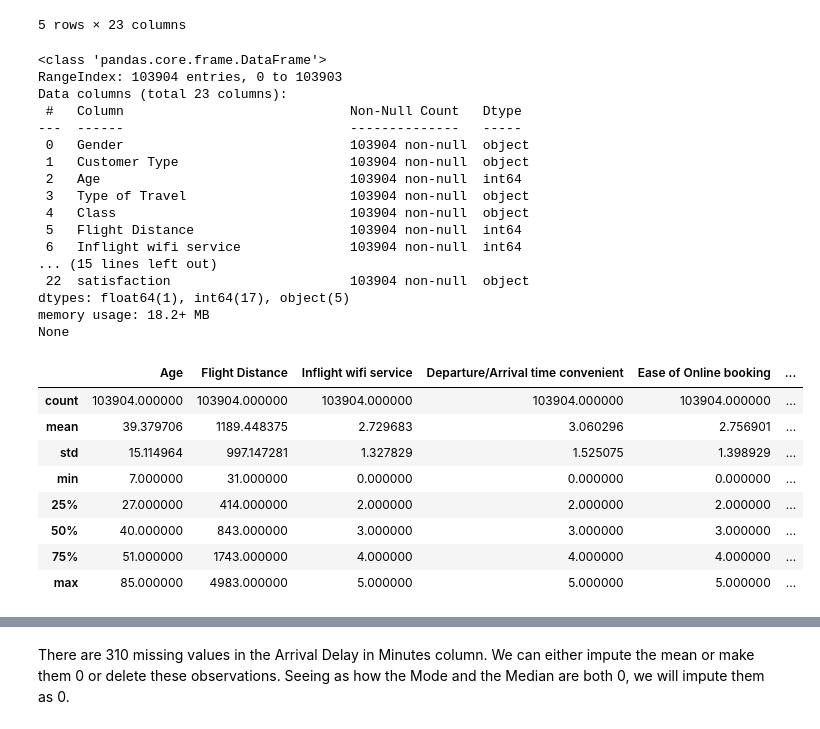
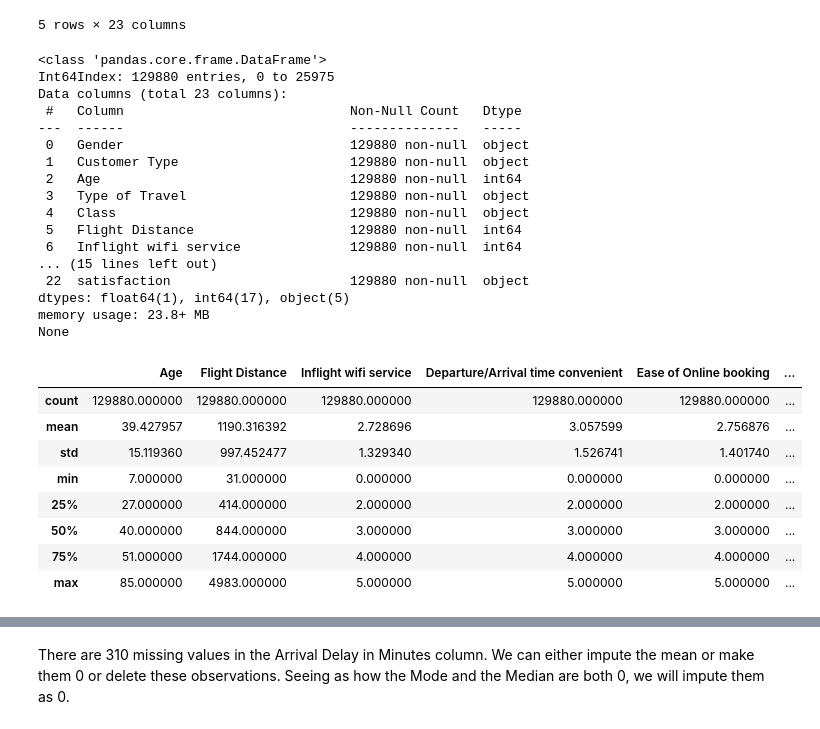
Before and after one commit to KendallScott/Machine-Learning, a Jupyter notebook: Lab 3/Airline_Passenger.ipynb, the cells around one changed output, grey strips where cells are left out. Saved outputs shown, nothing was run; the diff lists cells and outputs as text; code cells hidden in the pictures.

```diff
--- a/Lab 3/Airline_Passenger.ipynb
+++ b/Lab 3/Airline_Passenger.ipynb
@@ -97,35 +102,39 @@ train.head()
 | 3 | Female | Loyal Customer | 25 | Business travel | Business | 562 | 2 | ... |
 | 4 | Male | Loyal Customer | 61 | Business travel | Business | 214 | 3 | ... |
 5 rows × 23 columns
+# %%
+frames = [train,test]
+
+result = pd.concat(frames)
 # %%
-print(train.info())
+print(result.info())
 
-train.describe()
+result.describe()
 # %% [output]
 <class 'pandas.core.frame.DataFrame'>
-RangeIndex: 103904 entries, 0 to 103903
+Int64Index: 129880 entries, 0 to 25975
 Data columns (total 23 columns):
  #   Column                             Non-Null Count   Dtype
 ---  ------                             --------------   -----
- 0   Gender                             103904 non-null  object
- 1   Customer Type                      103904 non-null  object
- 2   Age                                103904 non-null  int64
- 3   Type of Travel                     103904 non-null  object
- 4   Class                              103904 non-null  object
- 5   Flight Distance                    103904 non-null  int64
- 6   Inflight wifi service              103904 non-null  int64
+ 0   Gender                             129880 non-null  object
+ 1   Customer Type                      129880 non-null  object
+ 2   Age                                129880 non-null  int64
+ 3   Type of Travel                     129880 non-null  object
+ 4   Class                              129880 non-null  object
+ 5   Flight Distance                    129880 non-null  int64
+ 6   Inflight wifi service              129880 non-null  int64
 ... (15 lines left out)
- 22  satisfaction                       103904 non-null  object
+ 22  satisfaction                       129880 non-null  object
 dtypes: float64(1), int64(17), object(5)
-memory usage: 18.2+ MB
+memory usage: 23.8+ MB
 None
 |  | Age | Flight Distance | Inflight wifi service | Departure/Arrival time convenient | Ease of Online booking | ... |
-| count | 103904.000000 | 103904.000000 | 103904.000000 | 103904.000000 | 103904.000000 | ... |
-| mean | 39.379706 | 1189.448375 | 2.729683 | 3.060296 | 2.756901 | ... |
-| std | 15.114964 | 997.147281 | 1.327829 | 1.525075 | 1.398929 | ... |
+| count | 129880.000000 | 129880.000000 | 129880.000000 | 129880.000000 | 129880.000000 | ... |
+| mean | 39.427957 | 1190.316392 | 2.728696 | 3.057599 | 2.756876 | ... |
+| std | 15.119360 | 997.452477 | 1.329340 | 1.526741 | 1.401740 | ... |
 | min | 7.000000 | 31.000000 | 0.000000 | 0.000000 | 0.000000 | ... |
 | 25% | 27.000000 | 414.000000 | 2.000000 | 2.000000 | 2.000000 | ... |
-| 50% | 40.000000 | 843.000000 | 3.000000 | 3.000000 | 3.000000 | ... |
-| 75% | 51.000000 | 1743.000000 | 4.000000 | 4.000000 | 4.000000 | ... |
+| 50% | 40.000000 | 844.000000 | 3.000000 | 3.000000 | 3.000000 | ... |
+| 75% | 51.000000 | 1744.000000 | 4.000000 | 4.000000 | 4.000000 | ... |
 | max | 85.000000 | 4983.000000 | 5.000000 | 5.000000 | 5.000000 | ... |
 # %%
```
Also changed, not shown: parts of 27 cells of this notebook.
